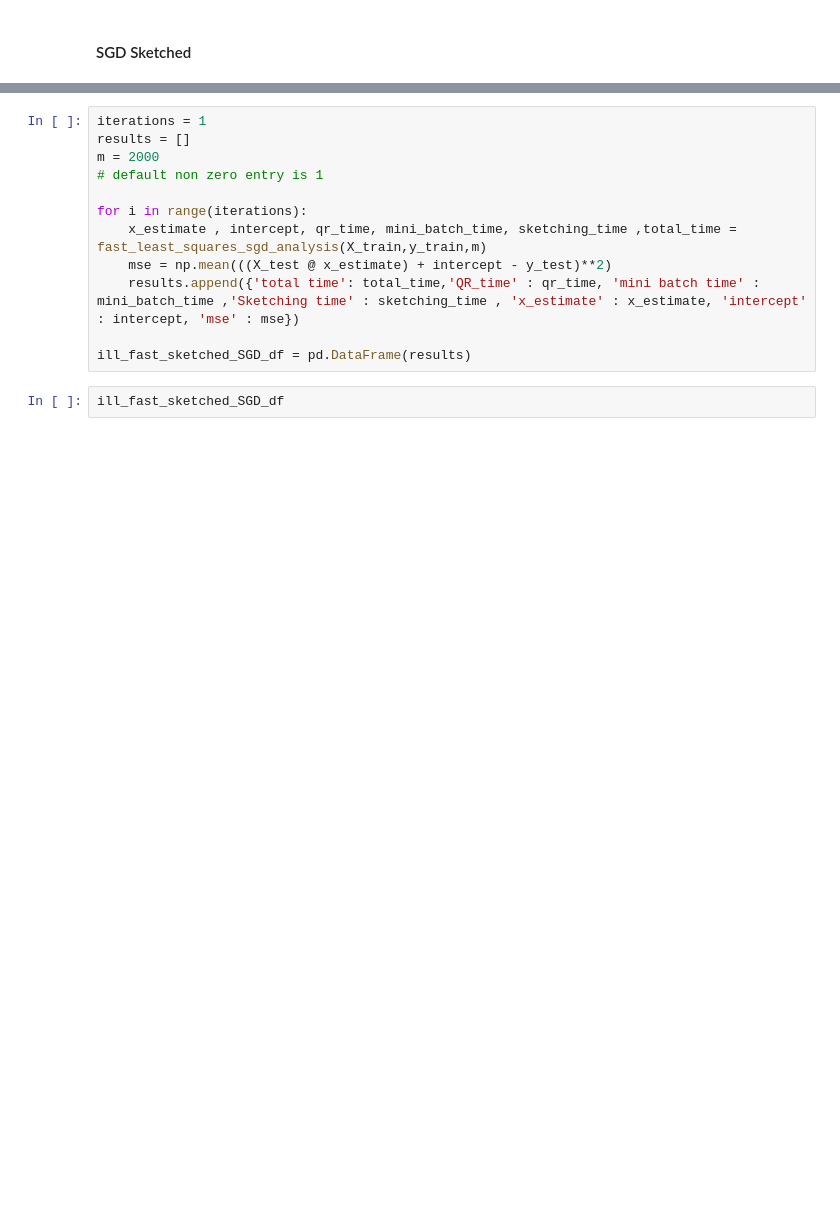
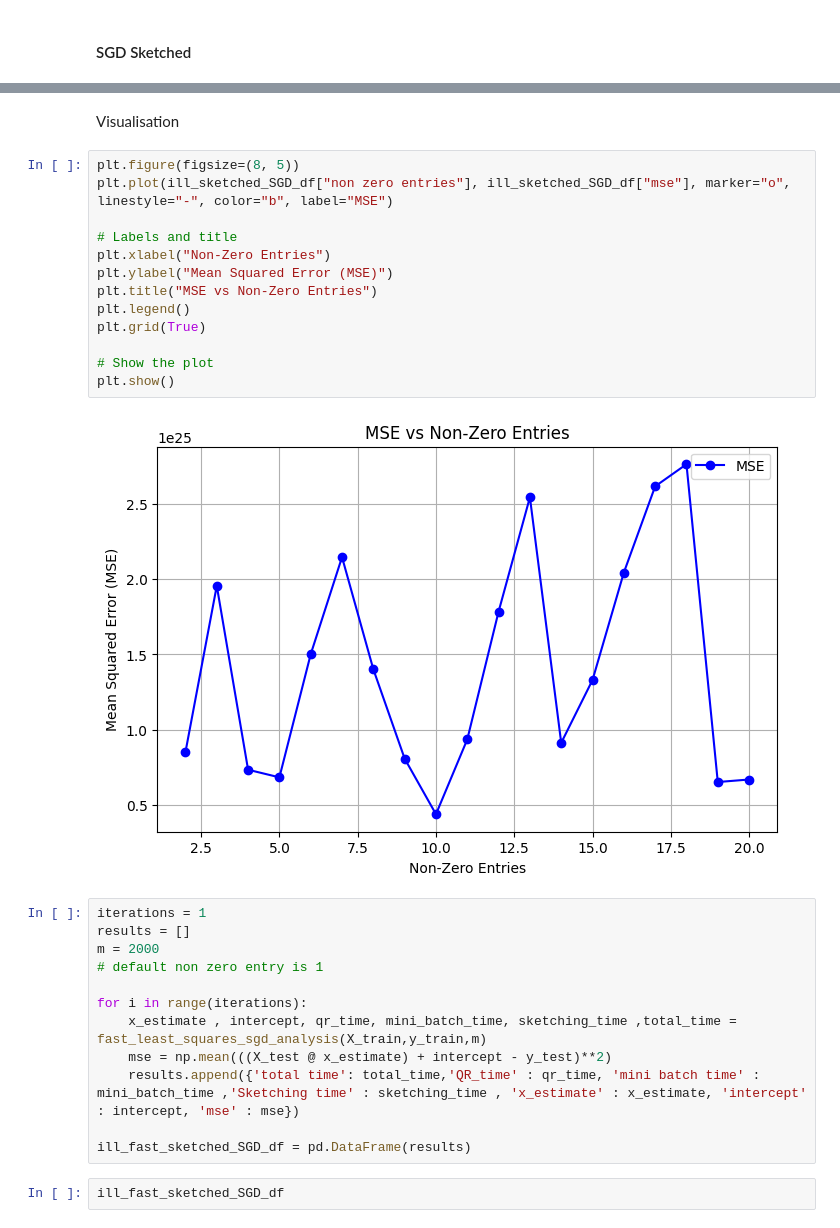
Before and after one commit to LakBoonJun1/DSA4288, a Jupyter notebook: Notebook/OLS.ipynb, the cells around one changed output, grey strips where cells are left out. Cells and saved outputs as stored; diff of their text form; blank space fills up the shorter version.

```diff
--- a/Notebook/OLS.ipynb
+++ b/Notebook/OLS.ipynb
@@ -1755,3 +1770,20 @@ ill_sketched_SGD_df
+# %% [markdown]
+Visualisation
+# %%
+plt.figure(figsize=(8, 5))
+plt.plot(ill_sketched_SGD_df["non zero entries"], ill_sketched_SGD_df["mse"], marker="o", linestyle="-", color="b", label="MSE")
+
+# Labels and title
+plt.xlabel("Non-Zero Entries")
+plt.ylabel("Mean Squared Error (MSE)")
+plt.title("MSE vs Non-Zero Entries")
+plt.legend()
+plt.grid(True)
+
+# Show the plot
+plt.show()
+# %% [output]
+[figure, added]
 # %%
 iterations = 1
 results = []
```
Also changed, not shown: parts of 2 cells of this notebook.
